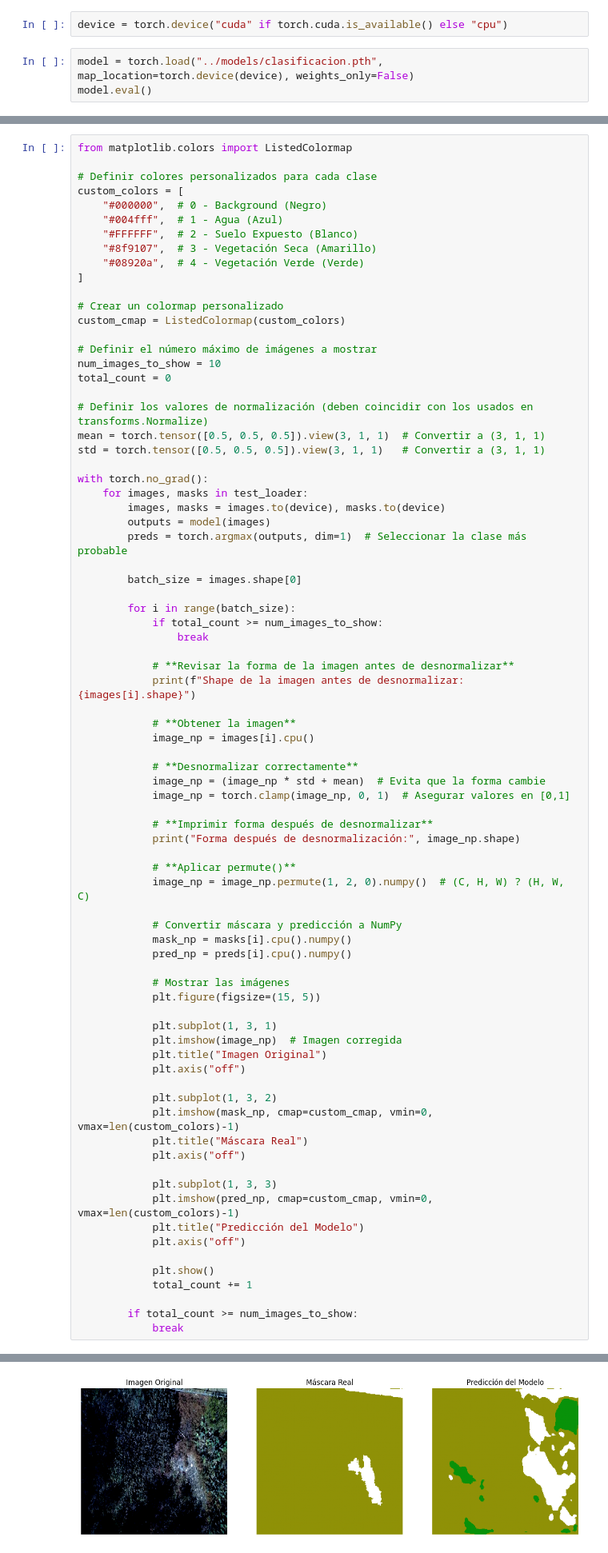
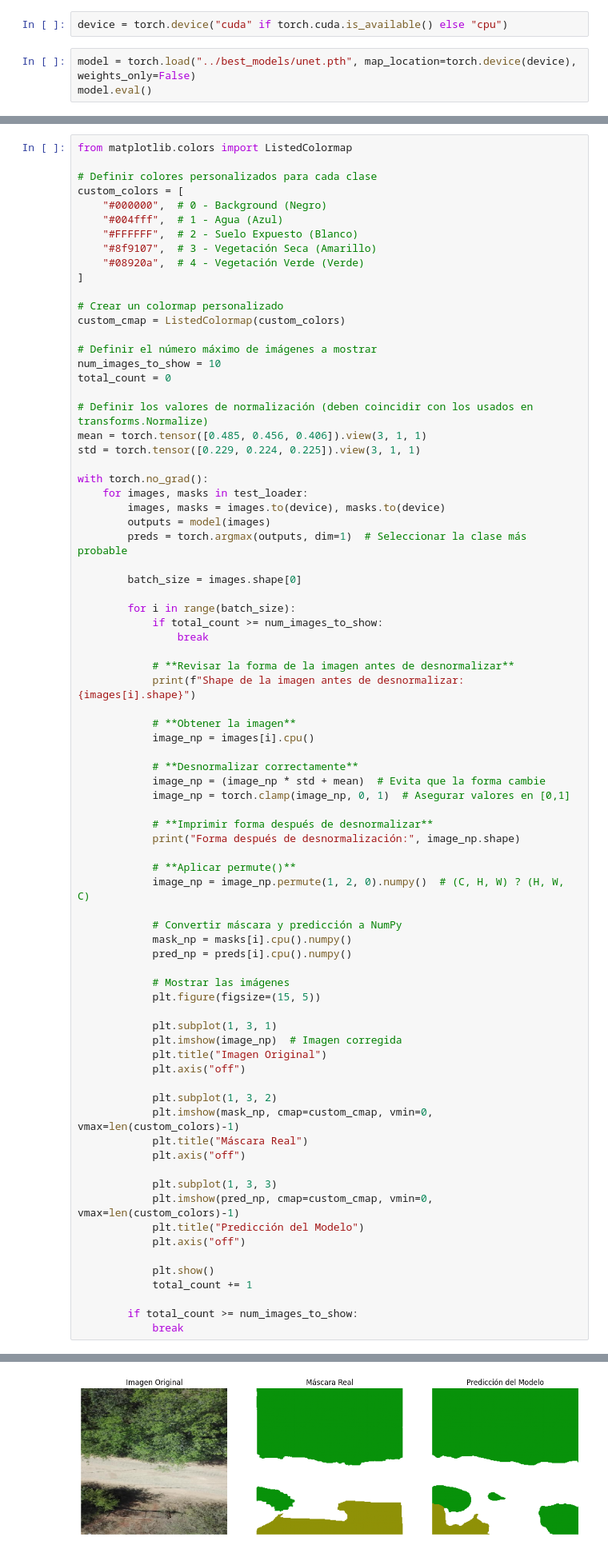
Before and after one commit to Josemgallegos/semantic-segmentation, a Jupyter notebook: jupyter/testing_models.ipynb, the cells around one changed output, grey strips where cells are left out. Shown at 80% size. Drawn from its saved outputs; the diff is of its cells as text.

Commit message:
Testing models without water class

```diff
--- a/jupyter/testing_models.ipynb
+++ b/jupyter/testing_models.ipynb
@@ -132,7 +132,7 @@ def compute_dice(preds, masks, num_classes=5):
 # %%
 device = torch.device("cuda" if torch.cuda.is_available() else "cpu")
 # %%
-model = torch.load("../models/clasificacion.pth", map_location=torch.device(device), weights_only=False)
+model = torch.load("../best_models/unet.pth", map_location=torch.device(device), weights_only=False)
 model.eval()
 # %% [output]
 Unet(
@@ -237,8 +235,8 @@ num_images_to_show = 10
 total_count = 0
 
 # Definir los valores de normalización (deben coincidir con los usados en transforms.Normalize)
-mean = torch.tensor([0.5, 0.5, 0.5]).view(3, 1, 1)  # Convertir a (3, 1, 1)
-std = torch.tensor([0.5, 0.5, 0.5]).view(3, 1, 1)   # Convertir a (3, 1, 1)
+mean = torch.tensor([0.485, 0.456, 0.406]).view(3, 1, 1)
+std = torch.tensor([0.229, 0.224, 0.225]).view(3, 1, 1)
 
 with torch.no_grad():
     for images, masks in test_loader:
@@ -305,5 +303,5 @@ Forma después de desnormalización: torch.Size([3, 256, 256])
 Shape de la imagen antes de desnormalizar: torch.Size([3, 256, 256])
 Forma después de desnormalización: torch.Size([3, 256, 256])
-[figure, old version]
+[figure, new version]
 Shape de la imagen antes de desnormalizar: torch.Size([3, 256, 256])
 Forma después de desnormalización: torch.Size([3, 256, 256])
```
Also changed, not shown: parts of 6 cells of this notebook.
